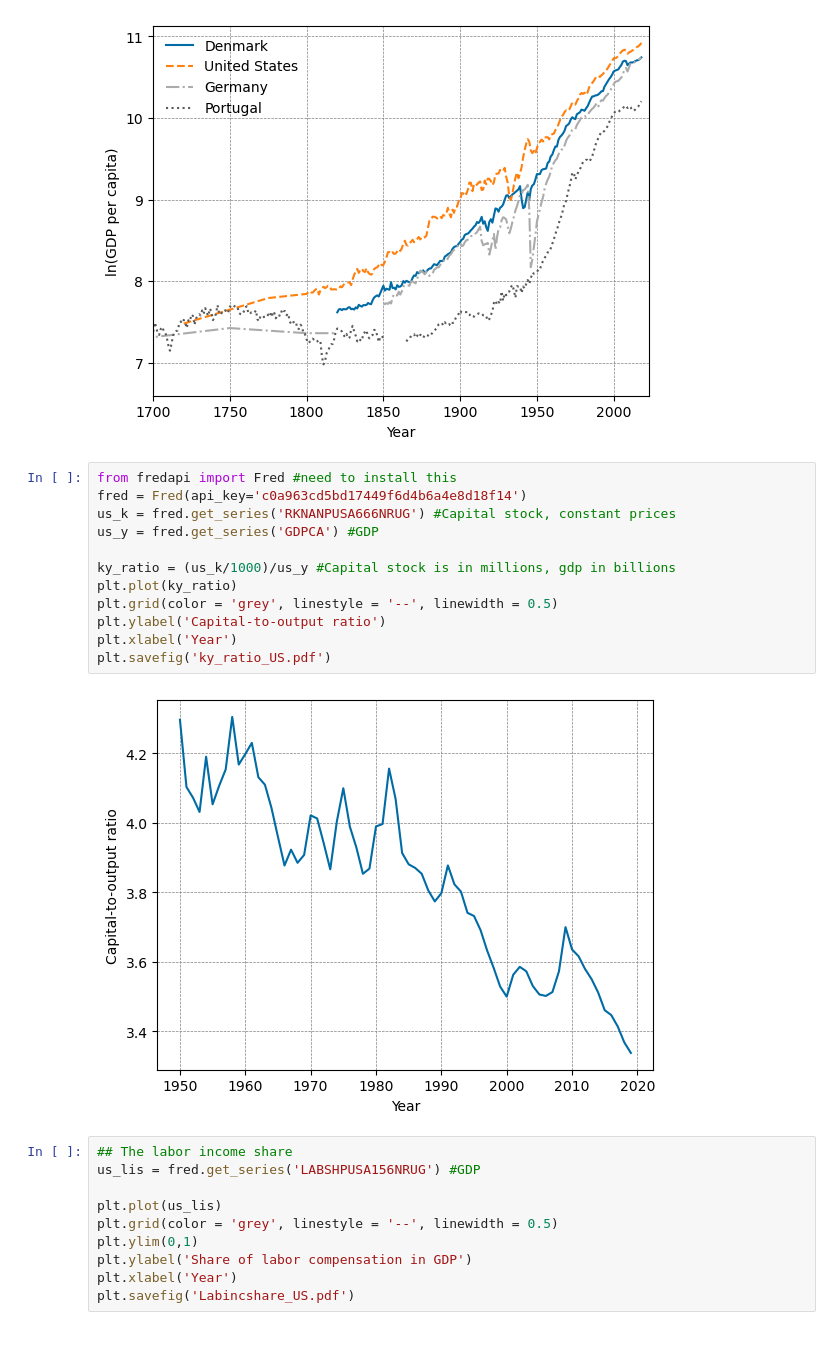
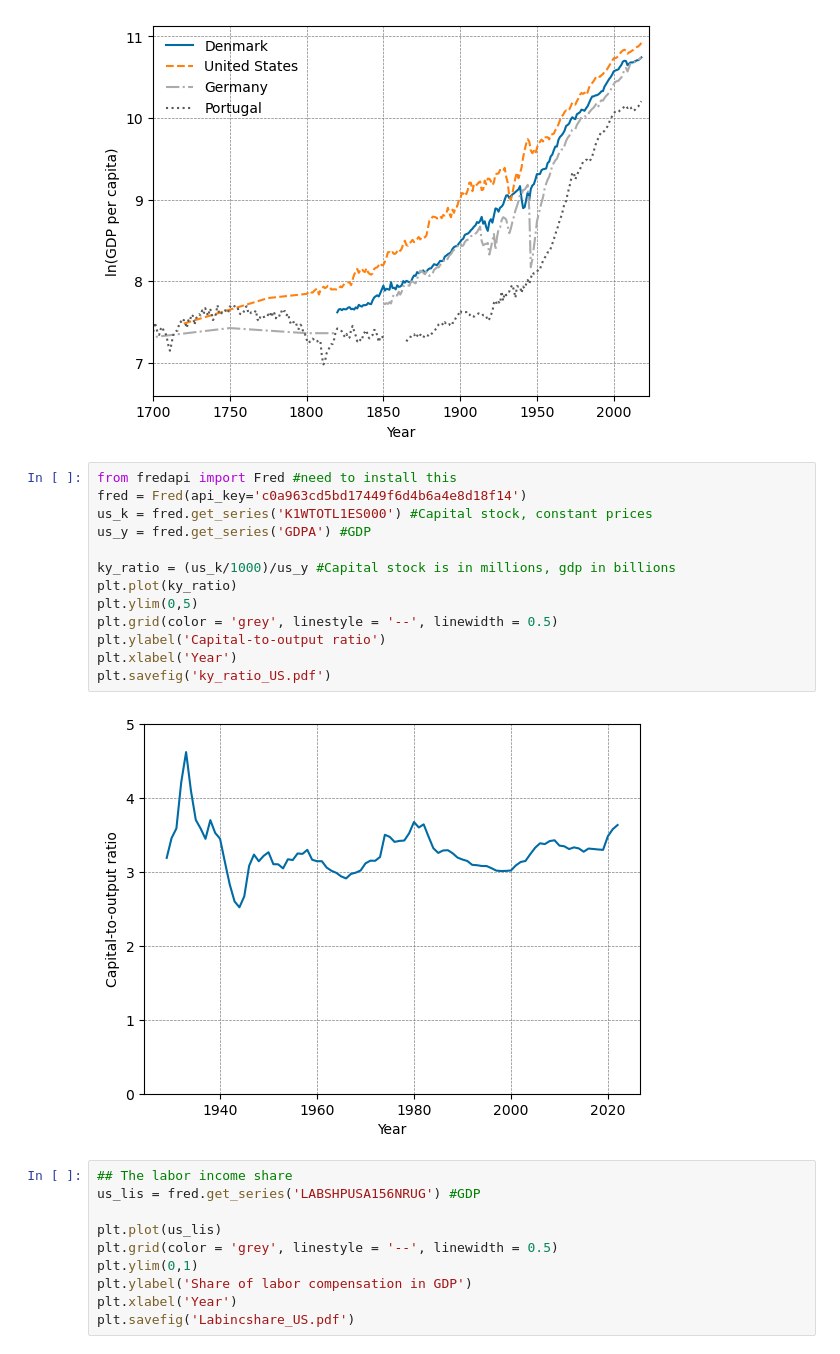
Before and after one commit to jvkramer/MacroIII_public, a Jupyter notebook: Lecture 2/Kaldor.ipynb, the cells around one changed output. Cells and saved outputs as stored; diff of their text form.

```diff
--- a/Lecture 2/Kaldor.ipynb
+++ b/Lecture 2/Kaldor.ipynb
@@ -35,17 +35,18 @@ plt.savefig('lr_growth.pdf')
 # %%
 from fredapi import Fred #need to install this
 fred = Fred(api_key='c0a963cd5bd17449f6d4b6a4e8d18f14')
-us_k = fred.get_series('RKNANPUSA666NRUG') #Capital stock, constant prices
-us_y = fred.get_series('GDPCA') #GDP
+us_k = fred.get_series('K1WTOTL1ES000') #Capital stock, constant prices
+us_y = fred.get_series('GDPA') #GDP
 
 ky_ratio = (us_k/1000)/us_y #Capital stock is in millions, gdp in billions
 plt.plot(ky_ratio)
+plt.ylim(0,5)
 plt.grid(color = 'grey', linestyle = '--', linewidth = 0.5)
 plt.ylabel('Capital-to-output ratio')
 plt.xlabel('Year')
 plt.savefig('ky_ratio_US.pdf')
 # %% [output]
-[figure, old version]
+[figure, new version]
 # %%
 ## The labor income share
 us_lis = fred.get_series('LABSHPUSA156NRUG') #GDP
```
Also changed, not shown: 2 other files.
